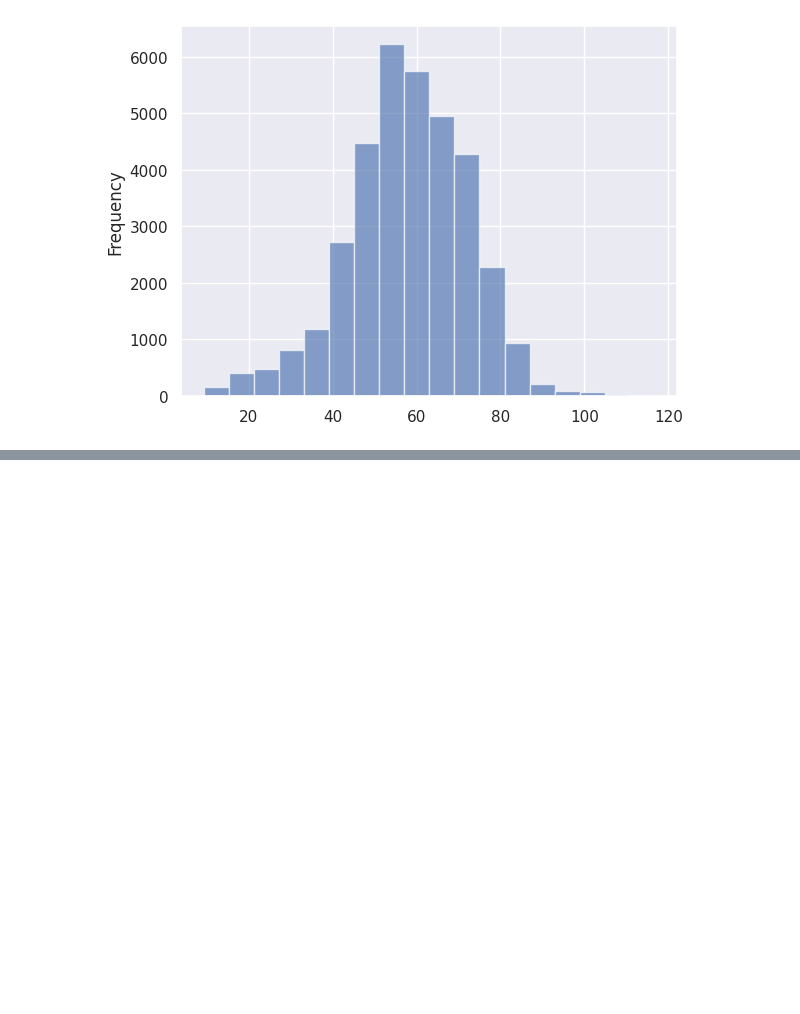
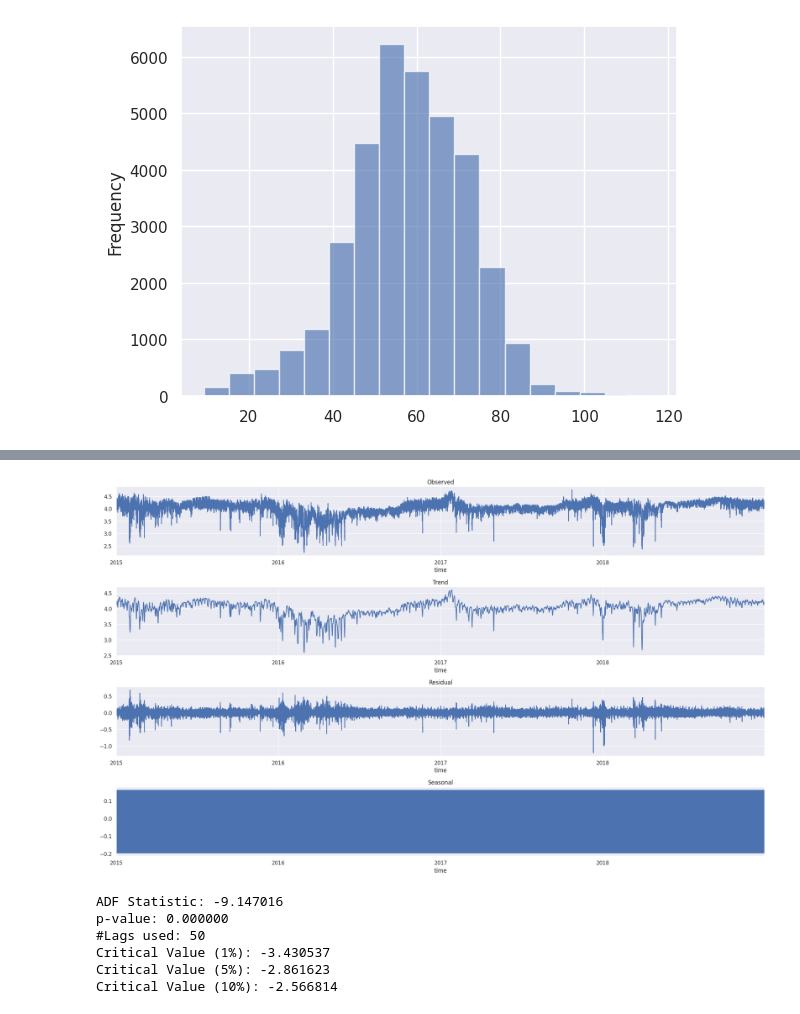
Before and after one commit to tdavies66/Electricity-Price-Forecasting-DNNs-EDA-Kaggle-, a Jupyter notebook: Notebooks/notebook1.ipynb, the cells around one changed output, grey strips where cells are left out. Drawn from its saved outputs; the diff is of its cells as text; code cells hidden in the pictures; blank space fills up the shorter version.

```diff
--- a/Notebooks/notebook1.ipynb
+++ b/Notebooks/notebook1.ipynb
@@ -607,0 +623,28 @@ ax = df_energy['price actual'].plot.hist(bins=18, alpha=0.65)
+# %%
+# Decompose the log electricity price time series
+res = sm.tsa.seasonal_decompose(np.log(df_energy['price actual']),model='additive')
+
+fig, (ax1, ax2, ax3, ax4) = plt.subplots(4, 1, figsize=(20,12))
+res.observed.plot(ax=ax1, title='Observed')
+res.trend.plot(ax=ax2, title='Trend')
+res.resid.plot(ax=ax3, title='Residual')
+res.seasonal.plot(ax=ax4, title='Seasonal')
+plt.tight_layout()
+plt.show()
+# %% [output]
+[figure, added]
+# %%
+# ADF test for presence of a unit root
+y = df_final['price actual']
+adf_test = adfuller(y, regression='c')
+print('ADF Statistic: {:.6f}\np-value: {:.6f}\n#Lags used: {}'
+      .format(adf_test[0], adf_test[1], adf_test[2]))
+for key, value in adf_test[4].items():
+    print('Critical Value ({}): {:.6f}'.format(key, value))
+# %% [output]
+ADF Statistic: -9.147016
+p-value: 0.000000
+#Lags used: 50
+Critical Value (1%): -3.430537
+Critical Value (5%): -2.861623
+Critical Value (10%): -2.566814
```
Also changed, not shown: parts of 8 cells of this notebook.
